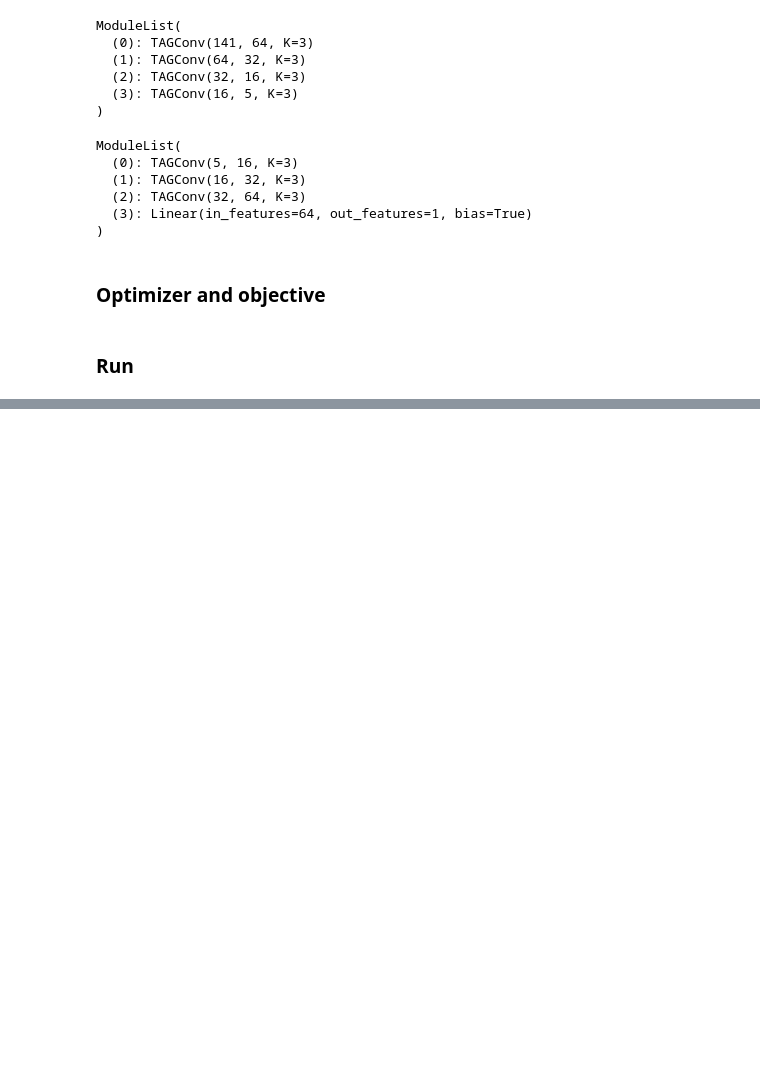
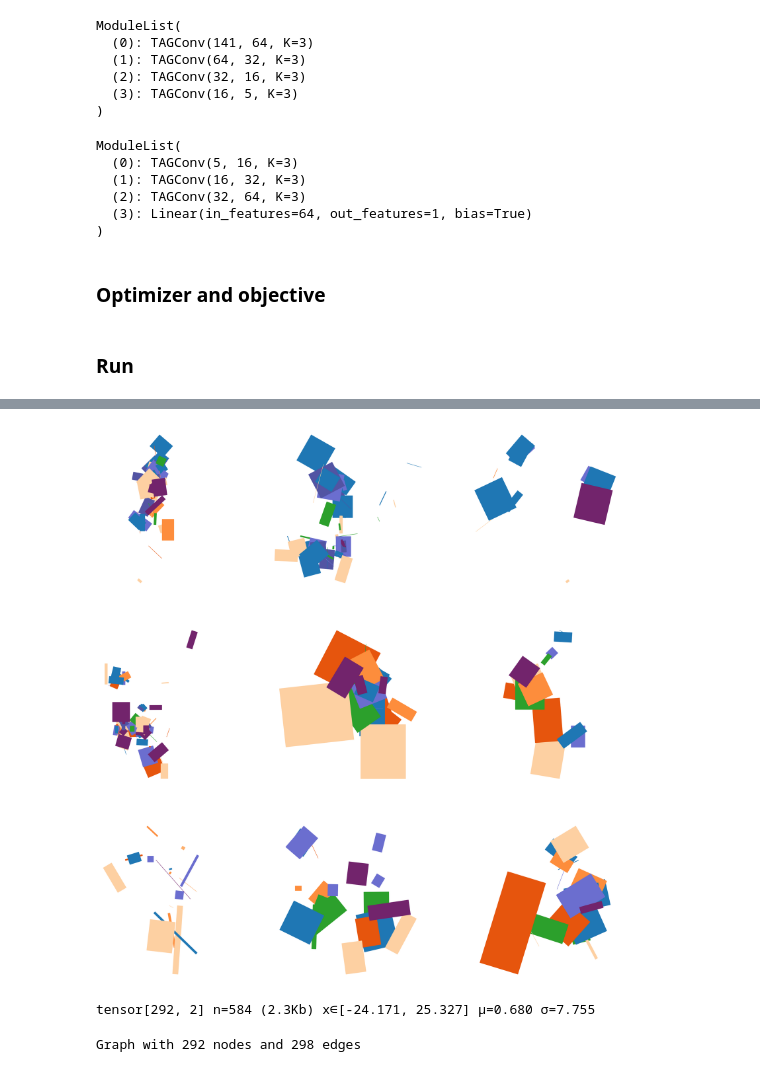
Before and after one commit to Haoranxia/Graph_ML_project, a Jupyter notebook: training_2.ipynb, the cells around one changed output, grey strips where cells are left out. Drawn from its saved outputs; the diff is of its cells as text; code cells hidden in the pictures; blank space fills up the shorter version.

```diff
--- a/training_2.ipynb
+++ b/training_2.ipynb
@@ -623,0 +678,49 @@ Loss (GEN / DIS): -16.09 / -423.57
+# %%
+# set up figure
+n = int(np.ceil(np.sqrt(bs)))
+fs = 10
+fig, axs = plt.subplots(n, n, figsize=(n*fs, n*fs))
+axs = axs.flatten()
+
+for i, ax in enumerate(axs):
+
+    if i == bs: break
+    for info, roomtype in zip(x_df[batch == i, :], category[batch == i, :]):
+
+        roomtype = torch.argmax(roomtype)
+        geom = info_to_geom(info)
+
+        c=np.array(CMAP_ROOMTYPE(roomtype)).reshape(1,4)
+        plot_polygon(ax, geom, fc=c, ec=c, label=c)
+
+        _ = [ax.set_aspect('equal'), ax.axis('off')]
+# %% [output]
+[figure, added]
+# %%
+bs = 9
+dataloader = DataLoader(dataset, batch_size=bs, shuffle=True)
+dataiter = iter(dataloader)
+data = next(dataiter)
+
+# get and define sources of information
+x_dr = data.properties.float()
+edge_index = data.edge_index
+category = data.category
+# print(category.shape, len(COLORS_ROOMTYPE))
+batch = data.batch
+indices = data.index
+
+# add noise and create x for generator
+noise = torch.randn((category.shape[0], cfg.model.noise_size))
+x_g = torch.concat((category, noise), dim=1)
+
+# feedforward through generator and create fake input for discriminator
+x_df = generator(edge_index, x_g).detach()
+print(x_df)
+# %% [output]
+tensor[292, 2] n=584 (2.3Kb) x∈[-24.171, 25.327] μ=0.680 σ=7.755
+# %%
+data_nx = pyg.utils.to_networkx(data, node_attrs=["properties", "category", "batch"], to_undirected=True)
+print(data_nx)
+# %% [output]
+Graph with 292 nodes and 298 edges
```
Also changed, not shown: parts of 9 cells of this notebook, 2 other files.
